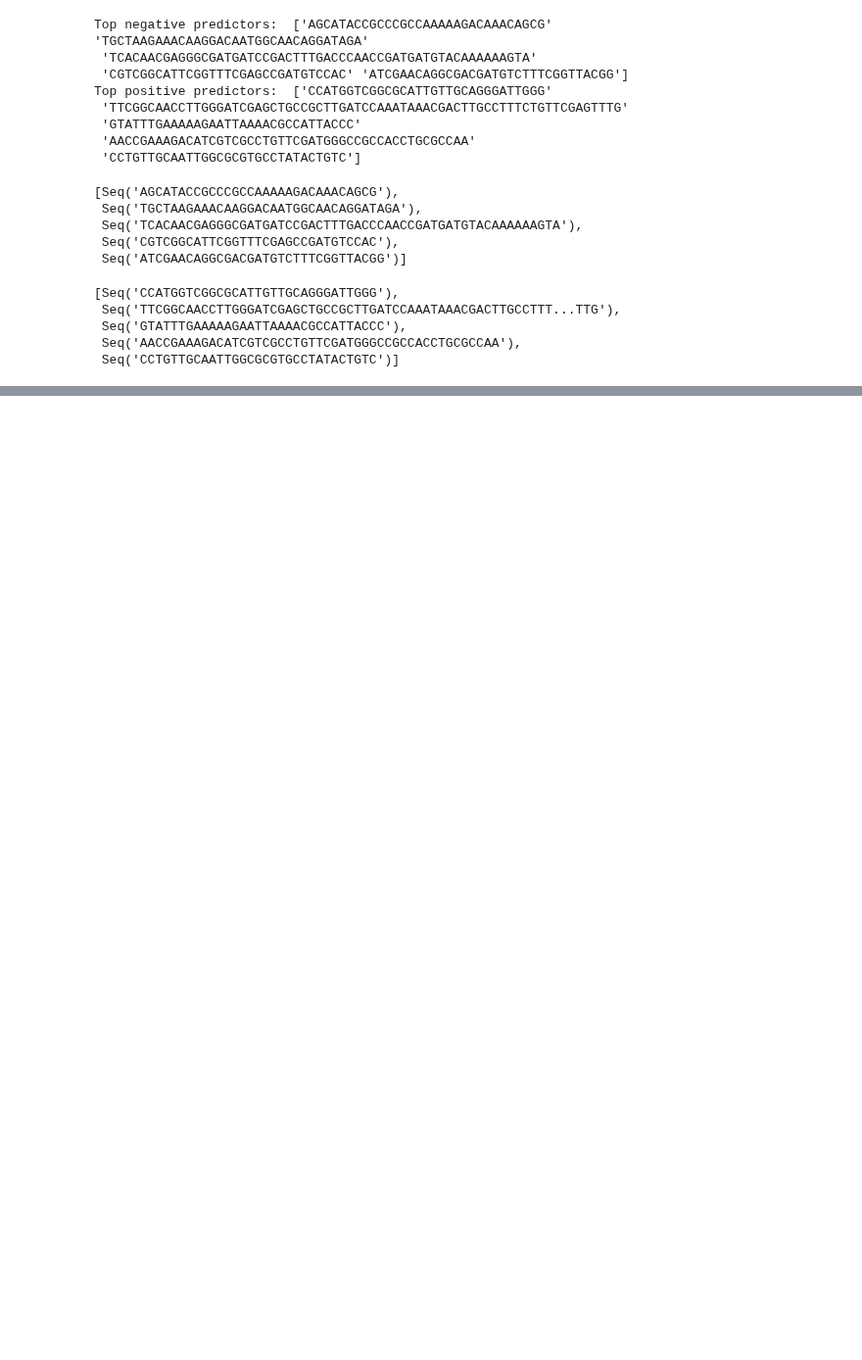
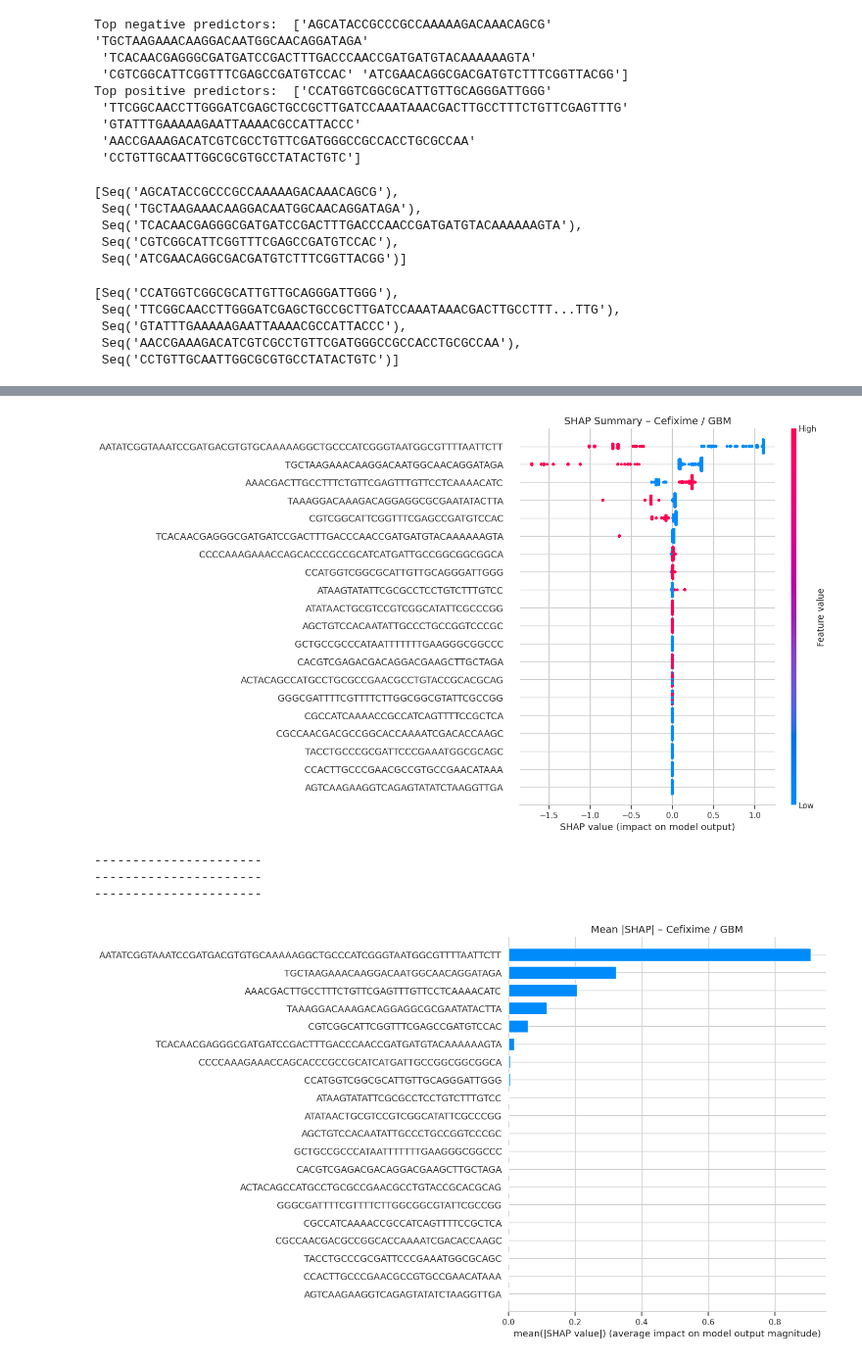
Before and after one commit to MrEktirir/Antibiotics-Resistance-Prediction, a Jupyter notebook: Notebooks/main.ipynb, the cells around one changed output, grey strips where cells are left out. Shown at 98% size. Drawn from its saved outputs; the diff is of its cells as text; code cells hidden in the pictures; blank space fills up the shorter version.

```diff
--- a/Notebooks/main.ipynb
+++ b/Notebooks/main.ipynb
@@ -2156,0 +2318,44 @@ plt.show()
+# %%
+# 1) GBM model anahtarını seç (öncelik: GS_GBM_* > GBM_*)
+gbm_keys = [k for k in getattr(eval_cfx, "store_models", {}).keys() if k.startswith("GS_GBM_")] \
+           or [k for k in getattr(eval_cfx, "store_models", {}).keys() if k.startswith("GBM_")]
+if not gbm_keys:
+    raise RuntimeError("Cefixime için GBM modeli bulunamadı. Lütfen GBM eğitim hücrelerini çalıştırın.")
+
+gbm_key   = sorted(gbm_keys)[0]
+gbm_model = eval_cfx.store_models[gbm_key]
+
+# 2) Özellik matrisi (hedef sütunu çıkar)
+X_cfx = eval_cfx.X.drop(columns=[eval_cfx.target_name], errors="ignore")
+
+# 3) SHAP TreeExplainer ve değerler
+explainer = shap.TreeExplainer(gbm_model)
+shap_values = explainer.shap_values(X_cfx)
+
+# 4) Global açıklama – Beeswarm
+plt.figure(figsize=(10, 6))
+try:
+    shap.summary_plot(shap_values[1], X_cfx, show=False)  # ikili sınıfta pozitif sınıf
+except Exception:
+    shap.summary_plot(shap_values, X_cfx, show=False)
+plt.title("SHAP Summary – Cefixime / GBM", fontsize=14)
+plt.show()
+
+print("----------------------")
+print("----------------------")
+print("----------------------")
+
+# 5) Global açıklama – Bar (mean |SHAP|)
+plt.figure(figsize=(10, 6))
+try:
+    shap.summary_plot(shap_values[1], X_cfx, plot_type="bar", show=False)
+except Exception:
+    shap.summary_plot(shap_values, X_cfx, plot_type="bar", show=False)
+plt.title("Mean |SHAP| – Cefixime / GBM", fontsize=14)
+plt.show()
+# %% [output]
+[figure, added]
+----------------------
+----------------------
+----------------------
+[figure, added]
```
Also changed, not shown: parts of 24 cells of this notebook.
